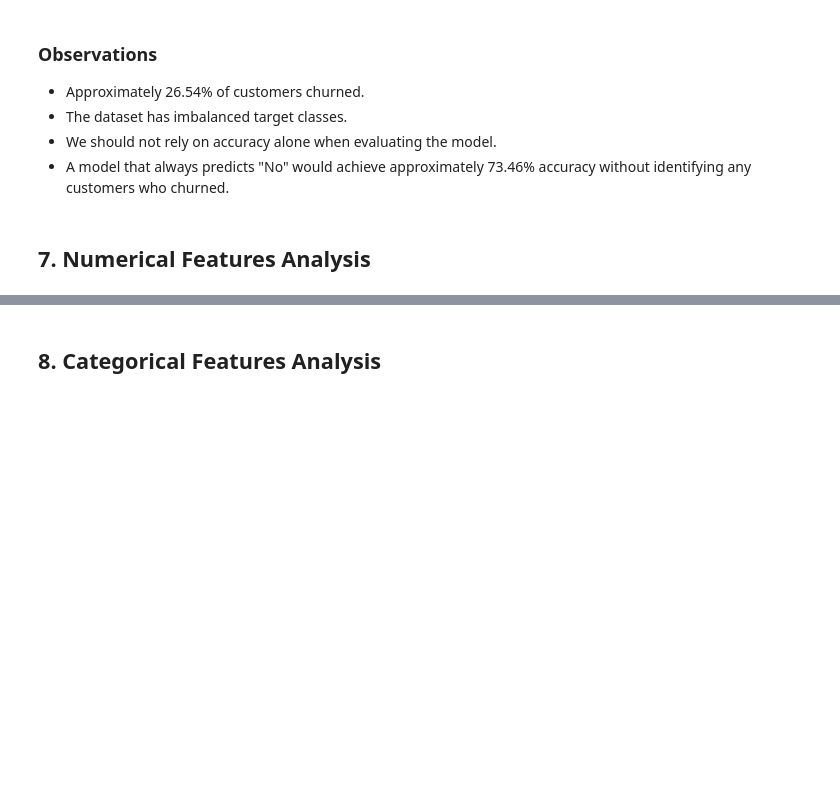
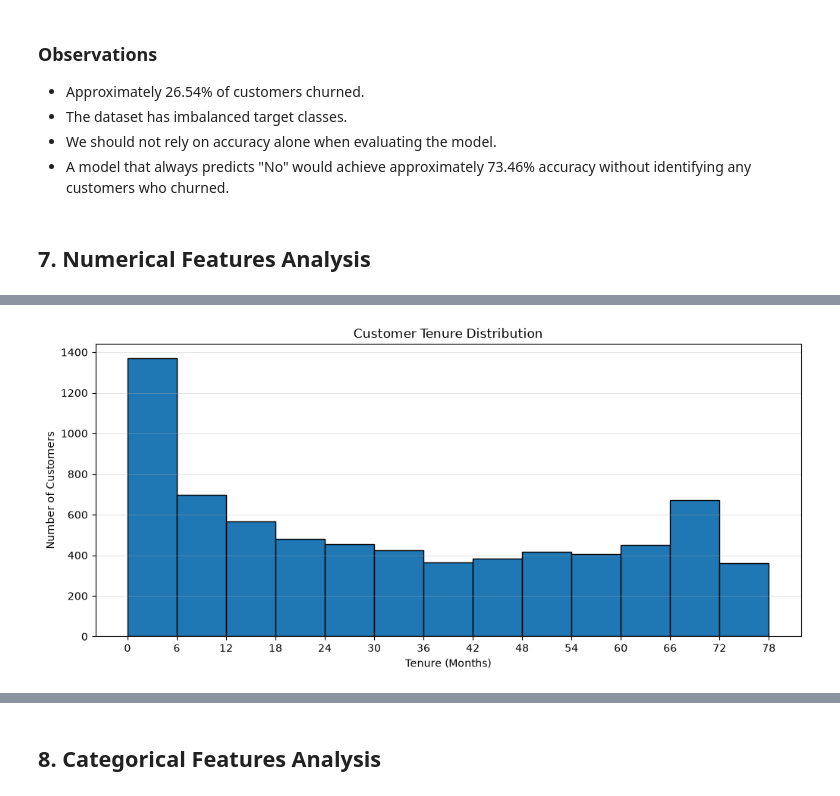
Before and after one commit to mertcanaksoy34/telco-customer-churn, a Jupyter notebook: notebooks/01_eda.ipynb, the cells around one changed output, grey strips where cells are left out. Cells and saved outputs as stored; diff of their text form; code cells hidden in the pictures; blank space fills up the shorter version.

```diff
--- a/notebooks/01_eda.ipynb
+++ b/notebooks/01_eda.ipynb
@@ -215,0 +230,15 @@ plt.show()
+# %%
+plt.figure(figsize=(12,5))
+
+plt.hist(df['tenure'],bins=range(0,80,6), edgecolor='black')
+
+plt.title("Customer Tenure Distribution")
+plt.xlabel("Tenure (Months)")
+plt.ylabel("Number of Customers")
+
+plt.xticks(range(0,80,6))
+plt.grid(axis="y", alpha=0.3)
+
+plt.show()
+# %% [output]
+[figure, added]
```
Also changed, not shown: parts of 11 cells of this notebook.
